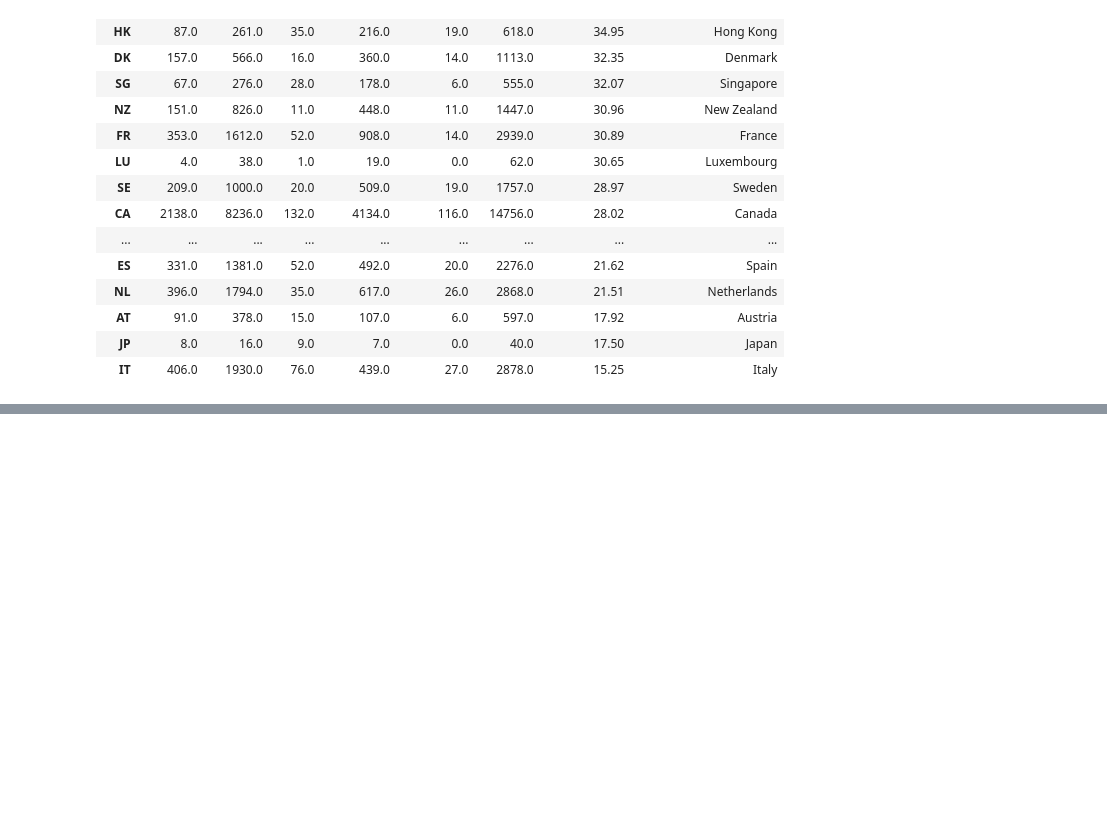
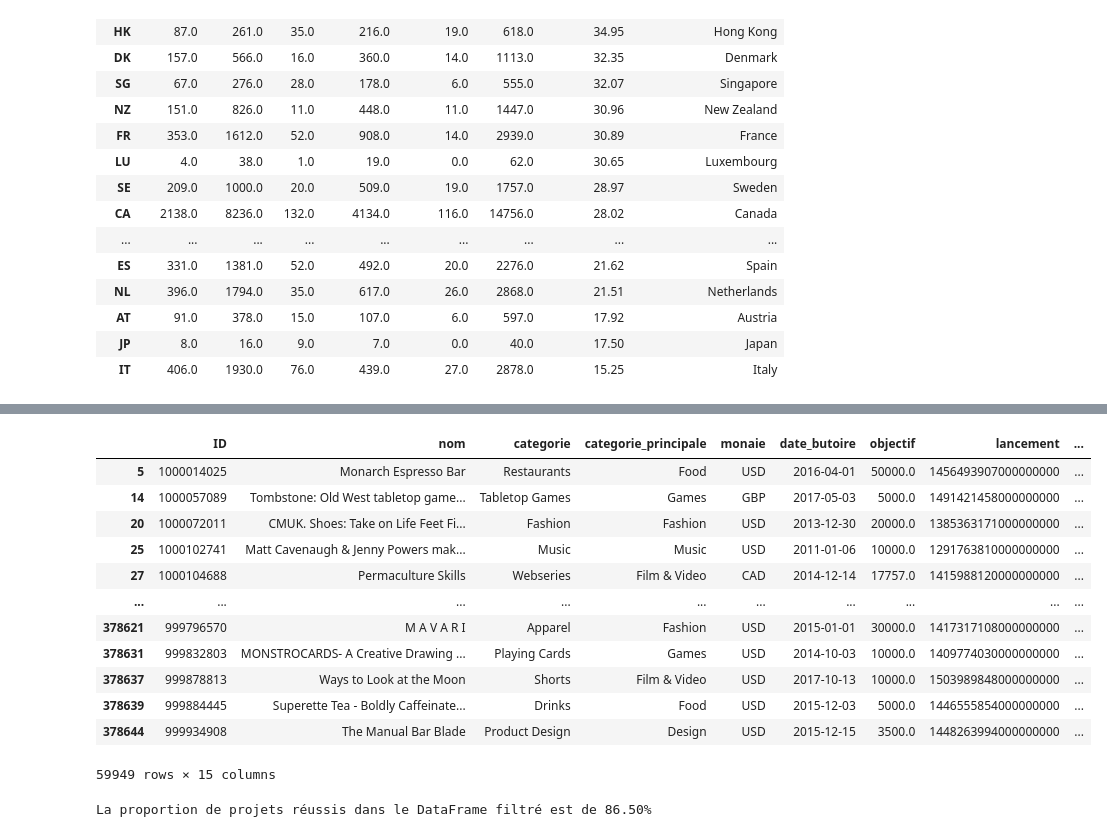
Before and after one commit to TheoKoess/Financement, a Jupyter notebook: Project_Prediction.ipynb, the cells around one changed output, grey strips where cells are left out. Saved outputs shown, nothing was run; the diff lists cells and outputs as text; code cells hidden in the pictures; blank space fills up the shorter version.

```diff
--- a/Project_Prediction.ipynb
+++ b/Project_Prediction.ipynb
@@ -208,0 +250,33 @@ monaie                  0.003361
+# %%
+#  sélectionner les lignes avec plus de 50 000 supporters
+masque = df["supporters"] > 100
+
+
+df_filtre = df[masque]
+
+# Affichage des résultats
+display(df_filtre)
+# %% [output]
+|  | ID | nom | categorie | categorie_principale | monaie | date_butoire | objectif | lancement | ... |
+| 5 | 1000014025 | Monarch Espresso Bar | Restaurants | Food | USD | 2016-04-01 | 50000.0 | 1456493907000000000 | ... |
+| 14 | 1000057089 | Tombstone: Old West tabletop game... | Tabletop Games | Games | GBP | 2017-05-03 | 5000.0 | 1491421458000000000 | ... |
+| 20 | 1000072011 | CMUK. Shoes: Take on Life Feet Fi... | Fashion | Fashion | USD | 2013-12-30 | 20000.0 | 1385363171000000000 | ... |
+| 25 | 1000102741 | Matt Cavenaugh & Jenny Powers mak... | Music | Music | USD | 2011-01-06 | 10000.0 | 1291763810000000000 | ... |
+| 27 | 1000104688 | Permaculture Skills | Webseries | Film & Video | CAD | 2014-12-14 | 17757.0 | 1415988120000000000 | ... |
+| ... | ... | ... | ... | ... | ... | ... | ... | ... | ... |
+| 378621 | 999796570 | M A V A R I | Apparel | Fashion | USD | 2015-01-01 | 30000.0 | 1417317108000000000 | ... |
+| 378631 | 999832803 | MONSTROCARDS- A Creative Drawing ... | Playing Cards | Games | USD | 2014-10-03 | 10000.0 | 1409774030000000000 | ... |
+| 378637 | 999878813 | Ways to Look at the Moon | Shorts | Film & Video | USD | 2017-10-13 | 10000.0 | 1503989848000000000 | ... |
+| 378639 | 999884445 | Superette Tea - Boldly Caffeinate... | Drinks | Food | USD | 2015-12-03 | 5000.0 | 1446555854000000000 | ... |
+| 378644 | 999934908 | The Manual Bar Blade | Product Design | Design | USD | 2015-12-15 | 3500.0 | 1448263994000000000 | ... |
+59949 rows × 15 columns
+# %%
+# Calcul de la proportion de projets réussis dans le DataFrame filtré
+total_projets_filtre = df_filtre.shape[0]
+successful_filtre = df_filtre["etat"].value_counts()["successful"]
+proportion_successful_filtre = successful_filtre / total_projets_filtre
+
+# Affichage du résultat
+print(f"La proportion de projets réussis dans le DataFrame filtré est de {proportion_successful_filtre:.2%}")
+# %% [output]
+La proportion de projets réussis dans le DataFrame filtré est de 86.50%
```
Also changed, not shown: parts of 11 cells of this notebook.
